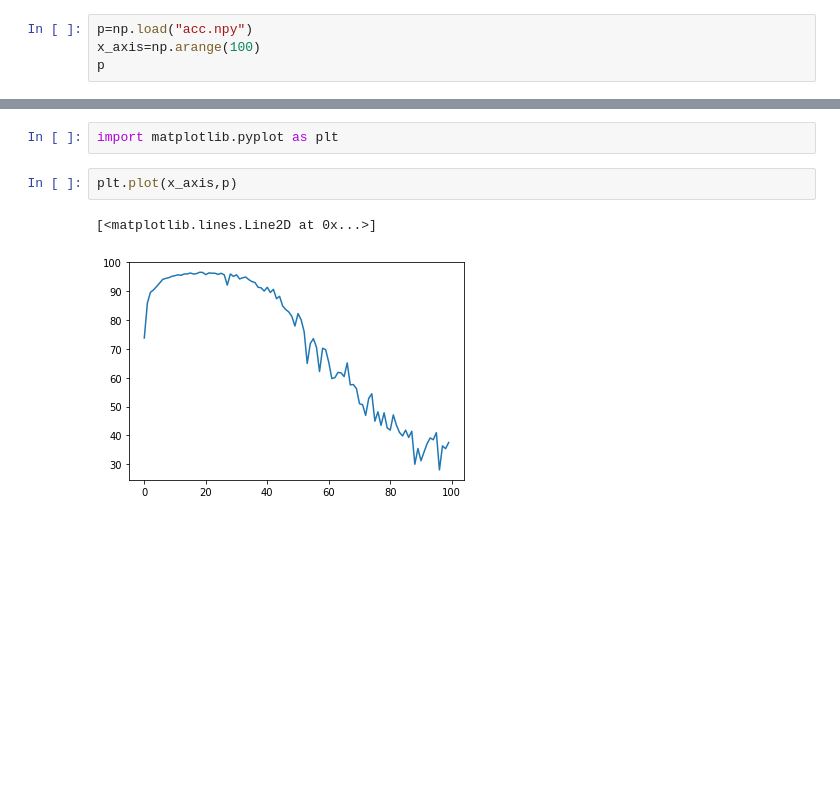
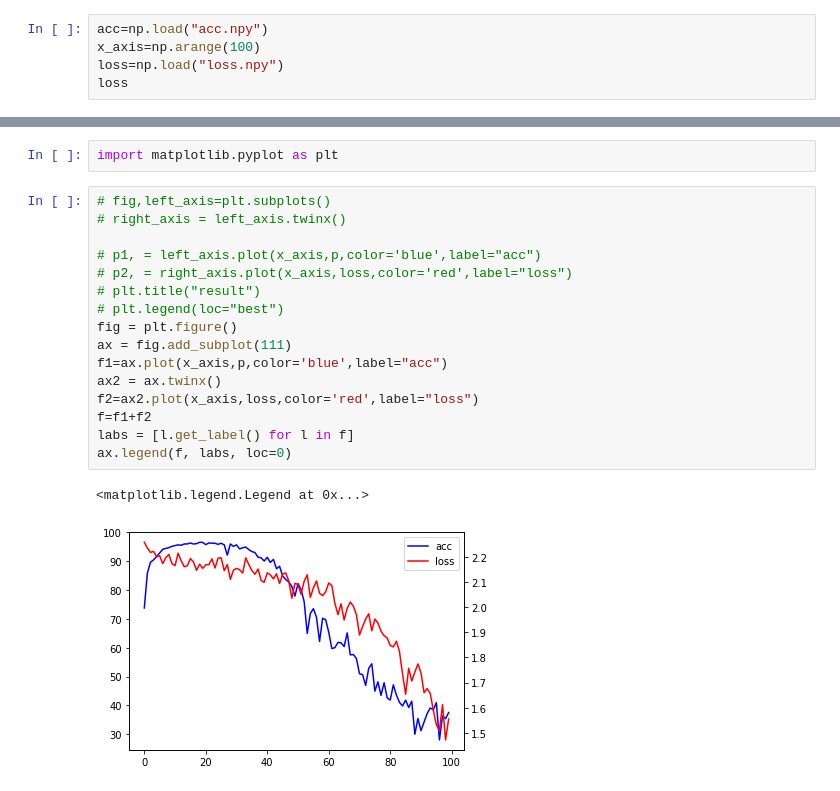
Before and after one commit to physicsru/adaptive_label_smoothing, a Jupyter notebook: adaptive_label_smoothing-master/mislabel.ipynb, the cells around one changed output, grey strips where cells are left out. Saved outputs shown, nothing was run; the diff lists cells and outputs as text; blank space fills up the shorter version.

Commit message:
experiment plot

```diff
--- a/adaptive_label_smoothing-master/mislabel.ipynb
+++ b/adaptive_label_smoothing-master/mislabel.ipynb
@@ -151,5 +182,6 @@ Test set: Average loss: 2.0792, Accuracy: 3754/10000 (38%)
 # %%
-p=np.load("acc.npy")
+acc=np.load("acc.npy")
 x_axis=np.arange(100)
-p
+loss=np.load("loss.npy")
+loss
 # %% [output]
@@ -168,7 +208,21 @@ array([73.79, 85.88, 89.63, 90.46, 91.64, 92.86, 94.13, 94.46, 94.71,
 # %%
 import matplotlib.pyplot as plt
-# %%
-plt.plot(x_axis,p)
-# %% [output]
-[<matplotlib.lines.Line2D at 0x...>]
-[figure, removed]
+# %%
+# fig,left_axis=plt.subplots()
+# right_axis = left_axis.twinx()
+
+# p1, = left_axis.plot(x_axis,p,color='blue',label="acc")
+# p2, = right_axis.plot(x_axis,loss,color='red',label="loss")
+# plt.title("result")
+# plt.legend(loc="best")
+fig = plt.figure()
+ax = fig.add_subplot(111)
+f1=ax.plot(x_axis,p,color='blue',label="acc")
+ax2 = ax.twinx()
+f2=ax2.plot(x_axis,loss,color='red',label="loss")
+f=f1+f2
+labs = [l.get_label() for l in f]
+ax.legend(f, labs, loc=0)
+# %% [output]
+<matplotlib.legend.Legend at 0x...>
+[figure, added]
```
Also changed, not shown: parts of 16 cells of this notebook.
